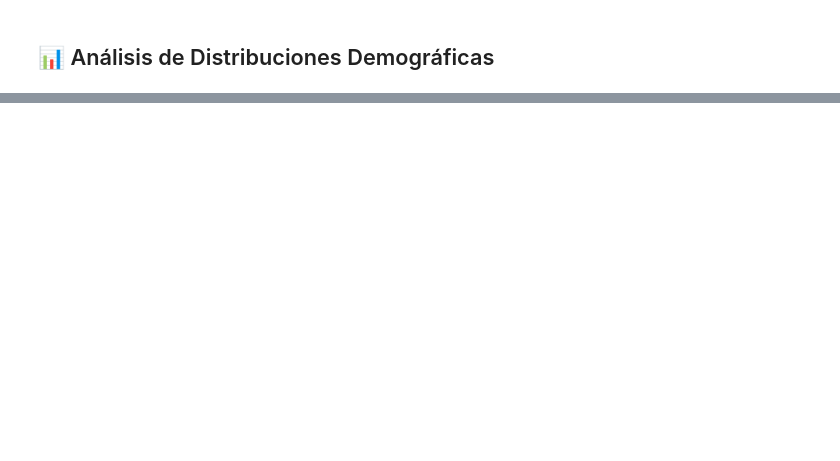
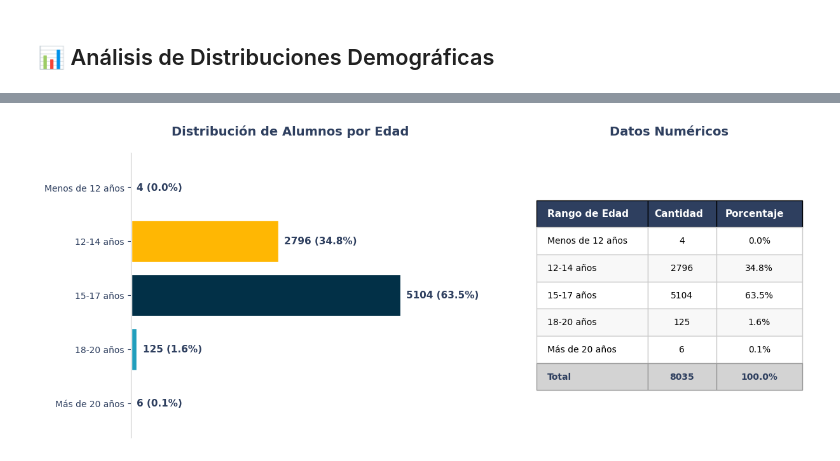
Before and after one commit to Crack-The-Code-Data/Resumen-automatico-de-cierre-de-proyectos, a Jupyter notebook: Notebook.ipynb, the cells around one changed output, grey strips where cells are left out. Saved outputs shown, nothing was run; the diff lists cells and outputs as text; code cells hidden in the pictures; blank space fills up the shorter version.

```diff
--- a/Notebook.ipynb
+++ b/Notebook.ipynb
@@ -926,0 +583,40 @@ Promedio de etnias por estudiante: 1.07
+# %%
+# 2. DISTRIBUCIÓN POR RANGO DE EDAD
+def categorizar_edad(edad):
+    if pd.isna(edad):
+        return 'Sin información'
+    elif edad < 12:
+        return 'Menos de 12 años'
+    elif 12 <= edad <= 14:
+        return '12-14 años'
+    elif 15 <= edad <= 17:
+        return '15-17 años'
+    elif 18 <= edad <= 20:
+        return '18-20 años'
+    else:
+        return 'Más de 20 años'
+
+df_alumnos['rango_edad'] = df_alumnos['edad'].apply(categorizar_edad)
+
+
+dist_edad = df_alumnos['rango_edad'].value_counts().reset_index()
+dist_edad.columns = ['Rango de Edad', 'Cantidad']
+dist_edad['Porcentaje'] = (dist_edad['Cantidad'] / dist_edad['Cantidad'].sum() * 100).round(2)
+
+# Ordenar por rango,
+orden_edad = ['Menos de 12 años', '12-14 años', '15-17 años', '18-20 años', 'Más de 20 años', 'Sin información']
+dist_edad['Rango de Edad'] = pd.Categorical(dist_edad['Rango de Edad'], categories=orden_edad, ordered=True)
+dist_edad = dist_edad.sort_values('Rango de Edad')
+
+# 1. Distribución por Edad
+fig_edad = crear_grafico_distribucion(
+    df_distribucion=dist_edad,
+    col_categoria='Rango de Edad',
+    col_cantidad='Cantidad',
+    titulo_grafico='Distribución de Alumnos por Edad',
+    label_y='',
+    colormap= ['#8ECAE6', '#219EBC', '#023047', '#FFB703', '#FB8500', '#E8C4A6']
+
+)
+# %% [output]
+[figure, added]
```
Also changed, not shown: parts of 20 cells of this notebook, 5 other files.
